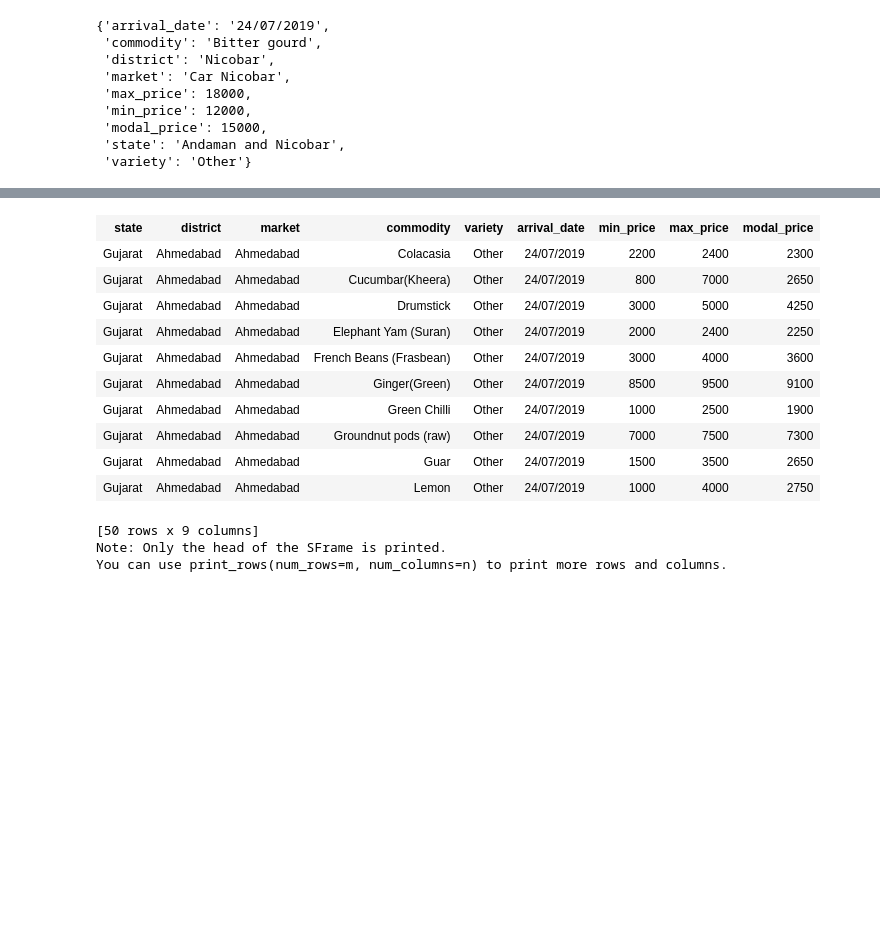
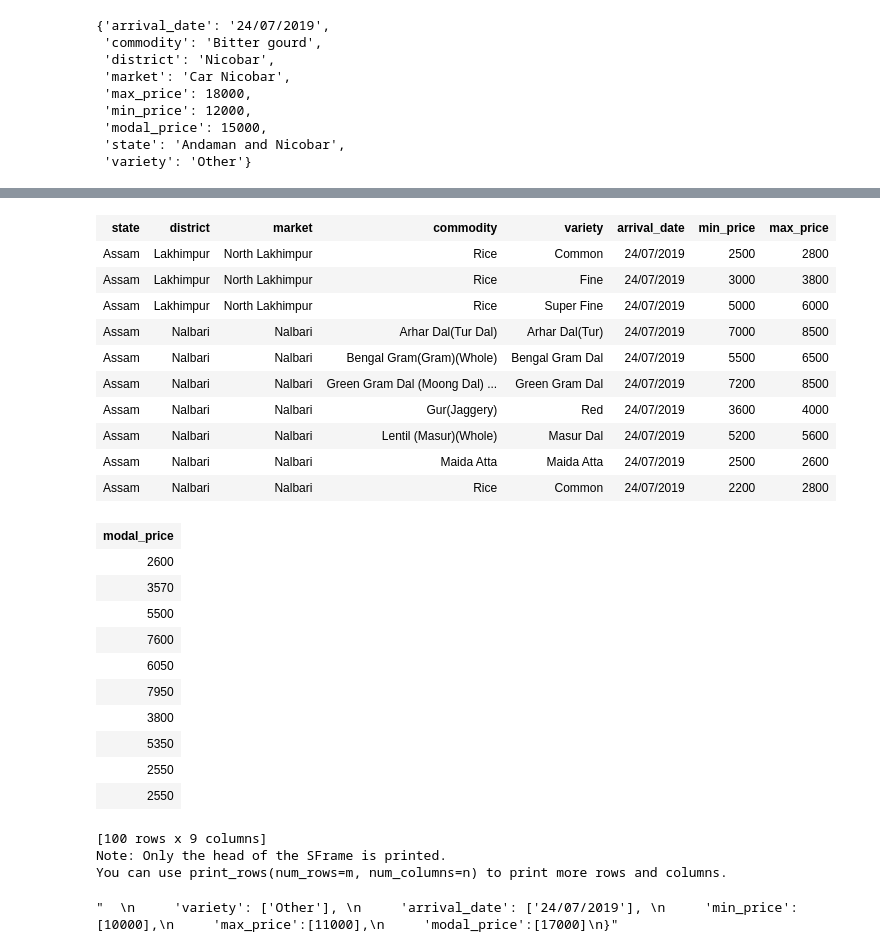
Before and after one commit to NikhilRaghav/DSC-WOW-Farmazon, a Jupyter notebook: FarmerPricePrediction_CodeofDuty.ipynb, the cells around one changed output, grey strips where cells are left out. Cells and saved outputs as stored; diff of their text form; code cells hidden in the pictures; blank space fills up the shorter version.

```diff
--- a/FarmerPricePrediction_CodeofDuty.ipynb
+++ b/FarmerPricePrediction_CodeofDuty.ipynb
@@ -128,33 +126,48 @@ print(regmodel.predict(crop_data[89]))
-# %%
-crop_data[200:250]
-# %% [output]
-| state | district | market | commodity | variety | arrival_date | min_price | max_price | modal_price |
-| Gujarat | Ahmedabad | Ahmedabad | Colacasia | Other | 24/07/2019 | 2200 | 2400 | 2300 |
-| Gujarat | Ahmedabad | Ahmedabad | Cucumbar(Kheera) | Other | 24/07/2019 | 800 | 7000 | 2650 |
-| Gujarat | Ahmedabad | Ahmedabad | Drumstick | Other | 24/07/2019 | 3000 | 5000 | 4250 |
-| Gujarat | Ahmedabad | Ahmedabad | Elephant Yam (Suran) | Other | 24/07/2019 | 2000 | 2400 | 2250 |
-| Gujarat | Ahmedabad | Ahmedabad | French Beans (Frasbean) | Other | 24/07/2019 | 3000 | 4000 | 3600 |
-| Gujarat | Ahmedabad | Ahmedabad | Ginger(Green) | Other | 24/07/2019 | 8500 | 9500 | 9100 |
-| Gujarat | Ahmedabad | Ahmedabad | Green Chilli | Other | 24/07/2019 | 1000 | 2500 | 1900 |
-| Gujarat | Ahmedabad | Ahmedabad | Groundnut pods (raw) | Other | 24/07/2019 | 7000 | 7500 | 7300 |
-| Gujarat | Ahmedabad | Ahmedabad | Guar | Other | 24/07/2019 | 1500 | 3500 | 2650 |
-| Gujarat | Ahmedabad | Ahmedabad | Lemon | Other | 24/07/2019 | 1000 | 4000 | 2750 |
-[50 rows x 9 columns]
-Note: Only the head of the SFrame is printed.
-You can use print_rows(num_rows=m, num_columns=n) to print more rows and columns.
+# %%
+len(crop_data)
+crop_data[100:200]
+# %% [output]
+| state | district | market | commodity | variety | arrival_date | min_price | max_price |
+| Assam | Lakhimpur | North Lakhimpur | Rice | Common | 24/07/2019 | 2500 | 2800 |
+| Assam | Lakhimpur | North Lakhimpur | Rice | Fine | 24/07/2019 | 3000 | 3800 |
+| Assam | Lakhimpur | North Lakhimpur | Rice | Super Fine | 24/07/2019 | 5000 | 6000 |
+| Assam | Nalbari | Nalbari | Arhar Dal(Tur Dal) | Arhar Dal(Tur) | 24/07/2019 | 7000 | 8500 |
+| Assam | Nalbari | Nalbari | Bengal Gram(Gram)(Whole) | Bengal Gram Dal | 24/07/2019 | 5500 | 6500 |
+| Assam | Nalbari | Nalbari | Green Gram Dal (Moong Dal) ... | Green Gram Dal | 24/07/2019 | 7200 | 8500 |
+| Assam | Nalbari | Nalbari | Gur(Jaggery) | Red | 24/07/2019 | 3600 | 4000 |
+| Assam | Nalbari | Nalbari | Lentil (Masur)(Whole) | Masur Dal | 24/07/2019 | 5200 | 5600 |
+| Assam | Nalbari | Nalbari | Maida Atta | Maida Atta | 24/07/2019 | 2500 | 2600 |
+| Assam | Nalbari | Nalbari | Rice | Common | 24/07/2019 | 2200 | 2800 |
+| modal_price |
+| 2600 |
+| 3570 |
+| 5500 |
+| 7600 |
+| 6050 |
+| 7950 |
+| 3800 |
+| 5350 |
+| 2550 |
+| 2550 |
+[100 rows x 9 columns]
+Note: Only the head of the SFrame is printed.
+You can use print_rows(num_rows=m, num_columns=n) to print more rows and columns.
 # %%
 #prediction for own value
 value={
     'state': ['Gujarat'],
      'district': ['Ahmedabad'],
      'market': ['Ahmedabad'],
-     'commodity': ['Green Chilli'],
+     'commodity': ['Green Chilli']}
+'''
      'variety': ['Other'],
      'arrival_date': ['24/07/2019'],
      'min_price': [10000],
      'max_price':[11000],
      'modal_price':[17000]
-}
+}'''
+# %% [output]
+"  \n     'variety': ['Other'], \n     'arrival_date': ['24/07/2019'], \n     'min_price': [10000],\n     'max_price':[11000],\n     'modal_price':[17000]\n}"
 # %%
 print (regmodel.predict(tc.SFrame(value)))
 # %% [output]
```
Also changed, not shown: parts of 16 cells of this notebook.
